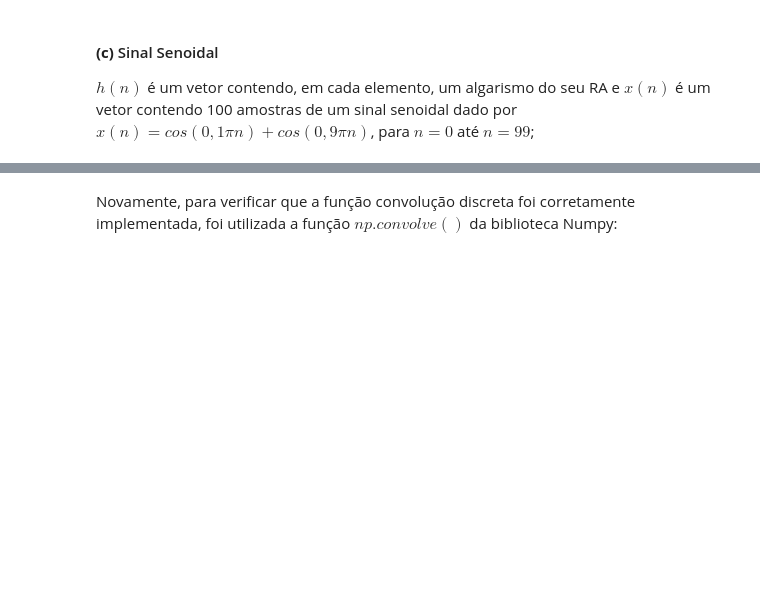
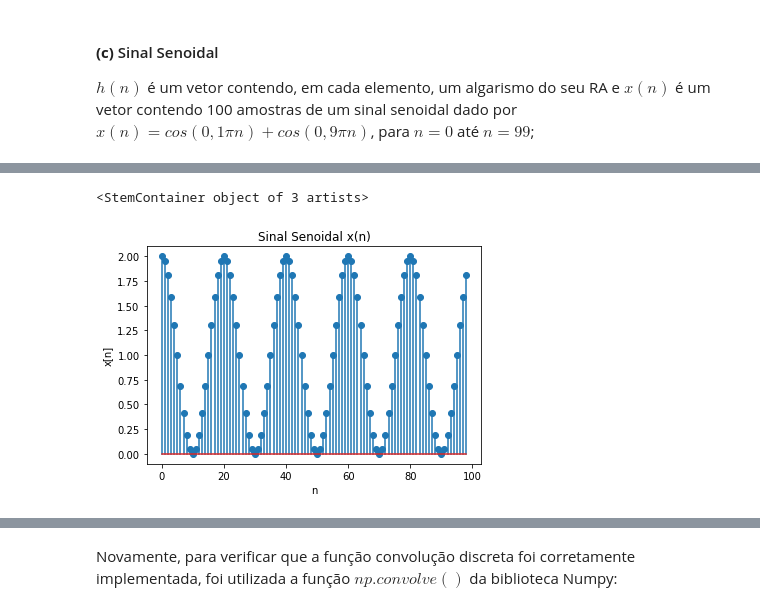
Before and after one commit to belleorlandi/pds_ufabc2019, a Jupyter notebook: pds_exC1.ipynb, the cells around one changed output, grey strips where cells are left out. Drawn from its saved outputs; the diff is of its cells as text; code cells hidden in the pictures; blank space fills up the shorter version.

```diff
--- a/pds_exC1.ipynb
+++ b/pds_exC1.ipynb
@@ -216,27 +243,30 @@ plt.stem(h)
 # %%
 # Definição do sinal senoidal:
 def sin(x):
 
     #Inicializa o sinal senoidal com a quantidade de amostras igual ao tamanho de x
     sin = np.zeros(len(x))
 
     # Loop que atribui valor senoidal ao vetor
     for i in range(0,len(x)):
         sin[i] = np.cos(0.1*np.pi*i) + np.cos(0.0*np.pi*i)
 
     return sin
 
 # Determina o intervalo n utilizado (0 < n < 99)
 n = np.arange(0, 99)
 
-# Cria o vetor degrau unitário para 0 < n < 99.
+# Cria o vetor sinal senoidal para 0 < n < 99.
 x = sin(n)
 
-#Plota o vetor x degrau unitário construido
+#Plota o vetor x sinal senoidal construido
 plt.xlabel('n')
 plt.ylabel('x[n]')
-plt.title('Degrau Unitário x(n)')
+plt.title('Sinal Senoidal x(n)')
 plt.stem(x)
+# %% [output]
+<StemContainer object of 3 artists>
+[figure, added]
 # %%
 # Calcula a convolução do sinal senoidal x(n) com o sinal h(n)
 # utilizando a função conv() implementada no exercício 1.
```
Also changed, not shown: parts of 14 cells of this notebook.
